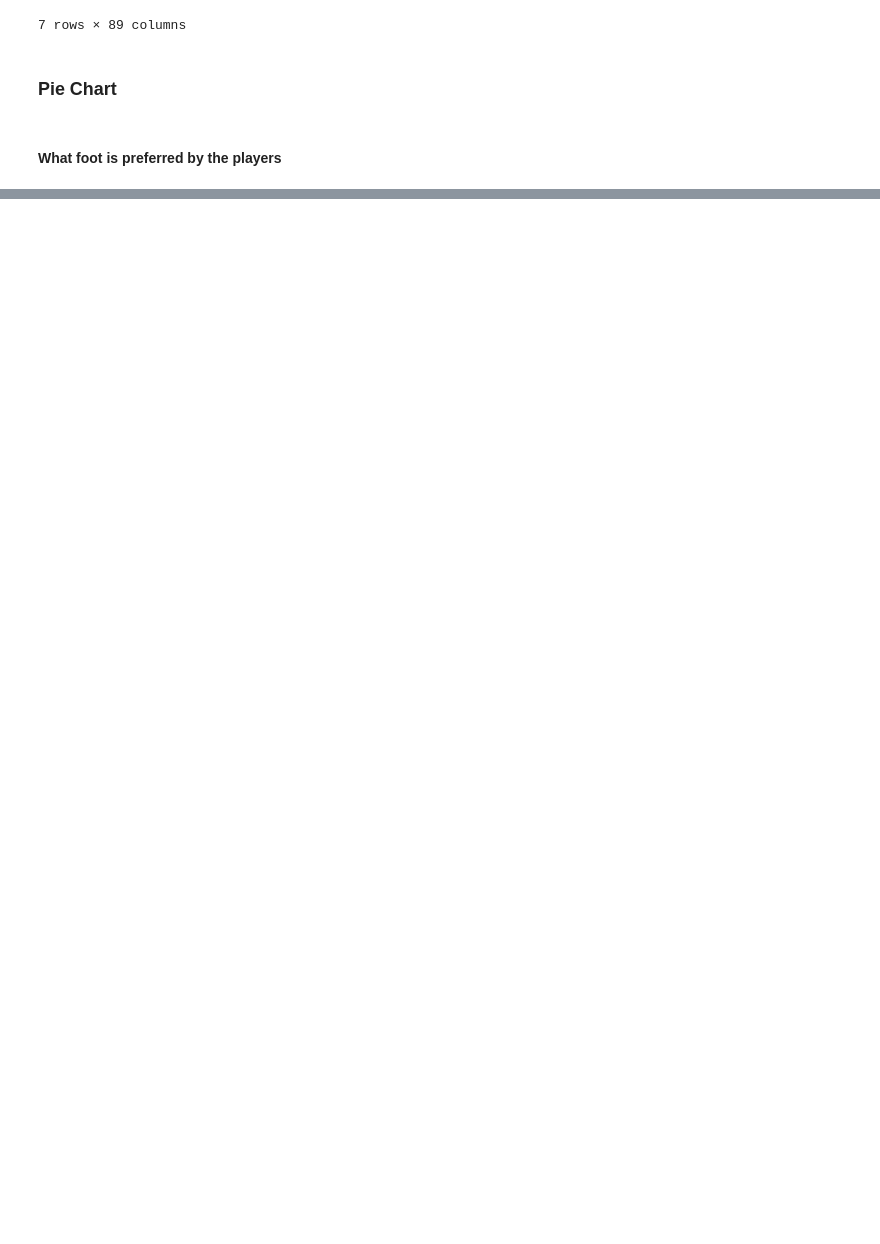
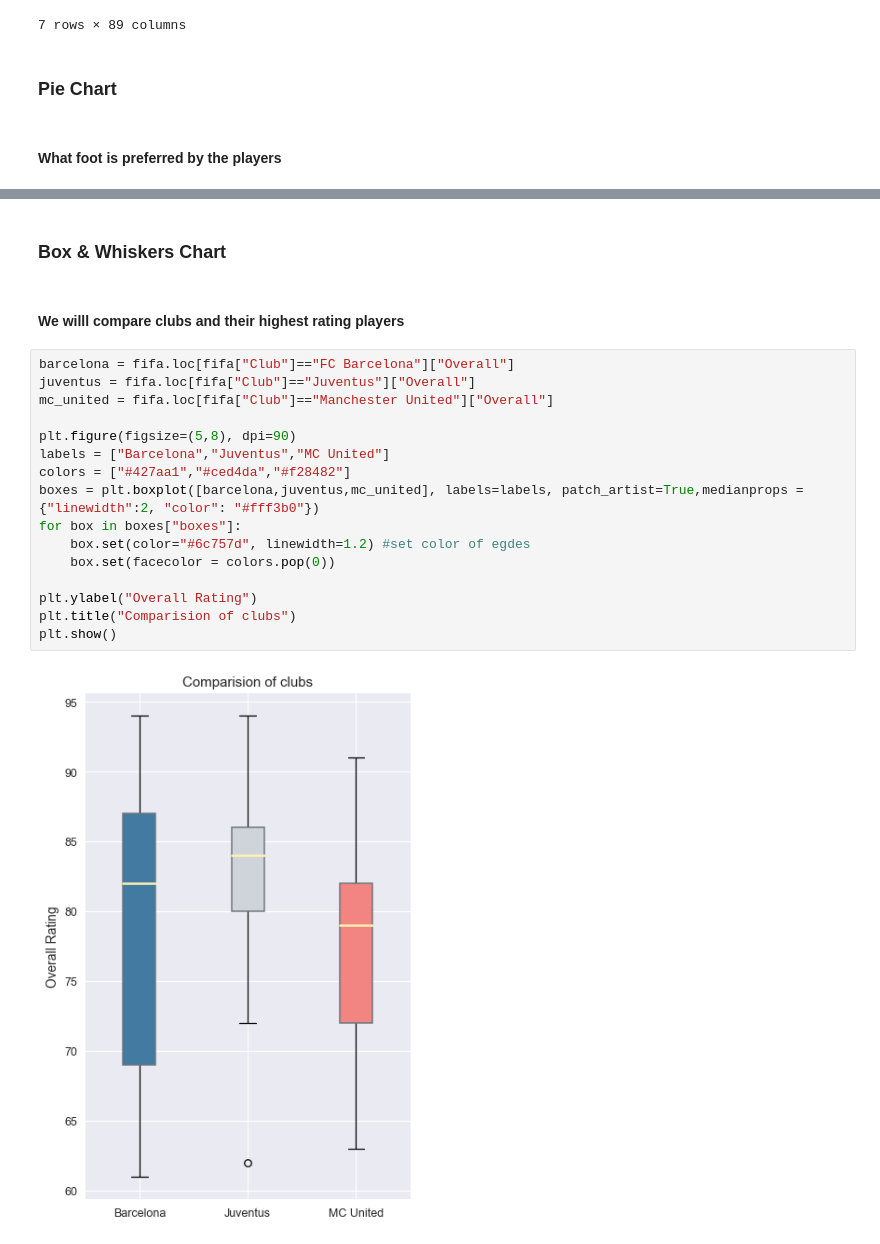
Before and after one commit to Nikhil-Jagtap619/FIFA-Analytics, a Jupyter notebook: Fifa_Analytics.ipynb, the cells around one changed output, grey strips where cells are left out. Saved outputs shown, nothing was run; the diff lists cells and outputs as text; blank space fills up the shorter version.

```diff
--- a/Fifa_Analytics.ipynb
+++ b/Fifa_Analytics.ipynb
@@ -83,0 +84,23 @@ plt.show()
+# %% [markdown]
+### Box & Whiskers Chart
+# %% [markdown]
+
+#### We willl compare clubs and their highest rating players
+# %%
+barcelona = fifa.loc[fifa["Club"]=="FC Barcelona"]["Overall"]
+juventus = fifa.loc[fifa["Club"]=="Juventus"]["Overall"]
+mc_united = fifa.loc[fifa["Club"]=="Manchester United"]["Overall"]
+
+plt.figure(figsize=(5,8), dpi=90)
+labels = ["Barcelona","Juventus","MC United"]
+colors = ["#427aa1","#ced4da","#f28482"]
+boxes = plt.boxplot([barcelona,juventus,mc_united], labels=labels, patch_artist=True,medianprops = {"linewidth":2, "color": "#fff3b0"})
+for box in boxes["boxes"]:
+    box.set(color="#6c757d", linewidth=1.2) #set color of egdes
+    box.set(facecolor = colors.pop(0))
+
+plt.ylabel("Overall Rating")
+plt.title("Comparision of clubs")
+plt.show()
+# %% [output]
+[figure, added]
```
Also changed, not shown: parts of 4 cells of this notebook.
